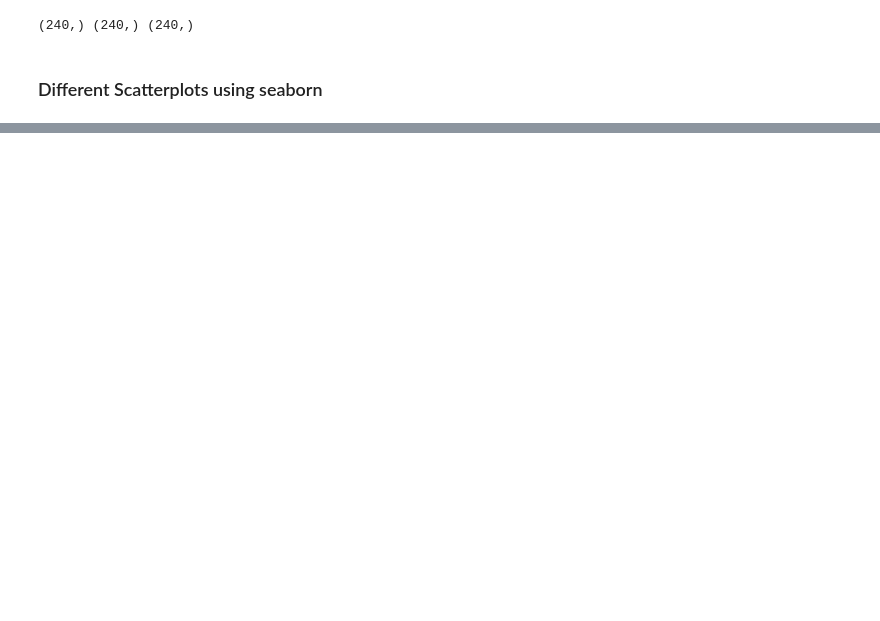
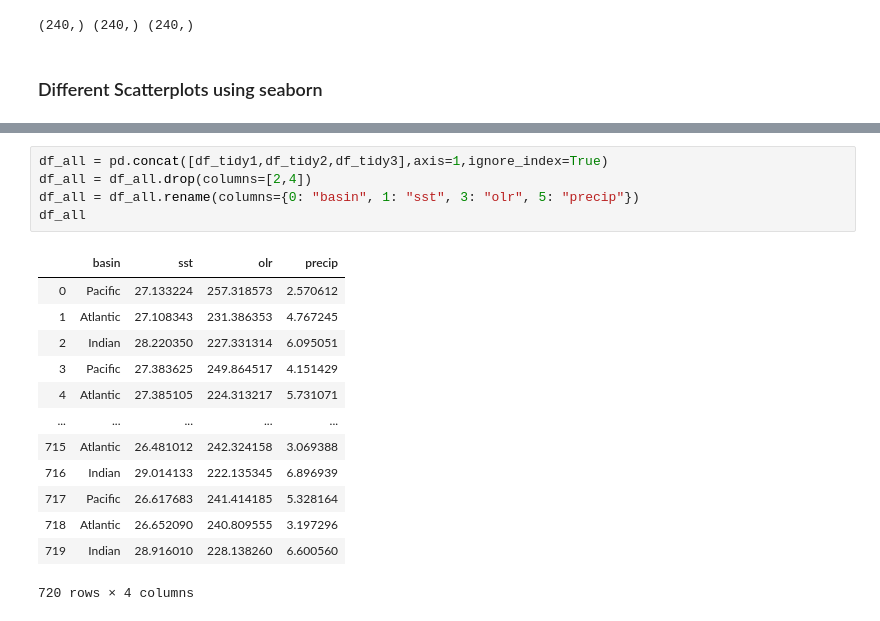
Before and after one commit to sisams/MPO624-2020, a Jupyter notebook: Course_Modules_Topics_Notebooks/covariance_matrix_and_decompositions/ENSO_multiple_variables_scatter_bins.ipynb, the cells around one changed output, grey strips where cells are left out. Saved outputs shown, nothing was run; the diff lists cells and outputs as text; blank space fills up the shorter version.

```diff
--- a/Course_Modules_Topics_Notebooks/covariance_matrix_and_decompositions/ENSO_multiple_variables_scatter_bins.ipynb
+++ b/Course_Modules_Topics_Notebooks/covariance_matrix_and_decompositions/ENSO_multiple_variables_scatter_bins.ipynb
@@ -250,0 +238,19 @@ df_tidy
+# %%
+df_all = pd.concat([df_tidy1,df_tidy2,df_tidy3],axis=1,ignore_index=True)
+df_all = df_all.drop(columns=[2,4])
+df_all = df_all.rename(columns={0: "basin", 1: "sst", 3: "olr", 5: "precip"})
+df_all
+# %% [output]
+|  | basin | sst | olr | precip |
+| 0 | Pacific | 27.133224 | 257.318573 | 2.570612 |
+| 1 | Atlantic | 27.108343 | 231.386353 | 4.767245 |
+| 2 | Indian | 28.220350 | 227.331314 | 6.095051 |
+| 3 | Pacific | 27.383625 | 249.864517 | 4.151429 |
+| 4 | Atlantic | 27.385105 | 224.313217 | 5.731071 |
+| ... | ... | ... | ... | ... |
+| 715 | Atlantic | 26.481012 | 242.324158 | 3.069388 |
+| 716 | Indian | 29.014133 | 222.135345 | 6.896939 |
+| 717 | Pacific | 26.617683 | 241.414185 | 5.328164 |
+| 718 | Atlantic | 26.652090 | 240.809555 | 3.197296 |
+| 719 | Indian | 28.916010 | 228.138260 | 6.600560 |
+720 rows × 4 columns
```
Also changed, not shown: parts of 11 cells of this notebook.
